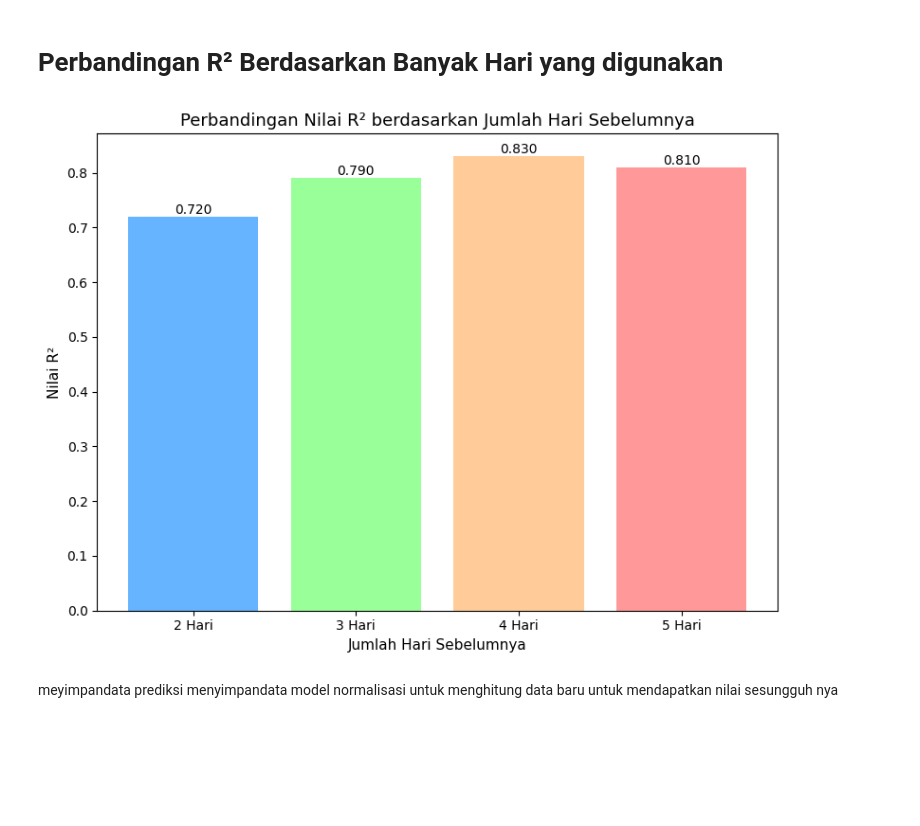
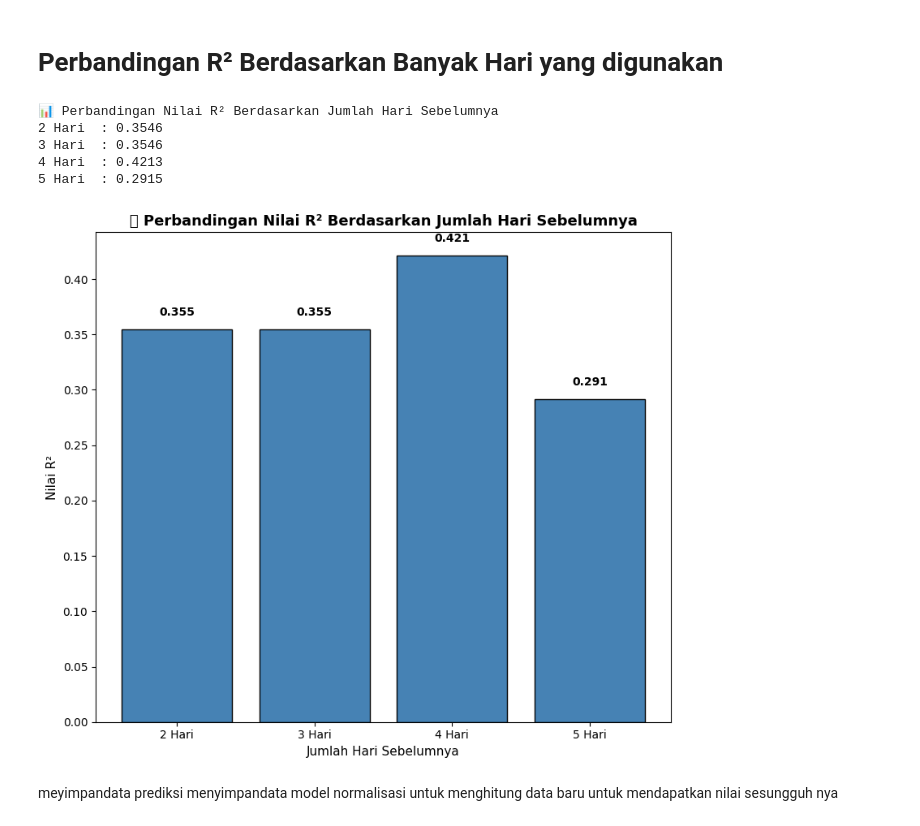
Before and after one commit to JordanHutahaean/PSD, a Jupyter notebook: myfirstbook/_build/jupyter_execute/KNN_Regression Data_(NO2_surabaya).ipynb, the cells around one changed output. Cells and saved outputs as stored; diff of their text form; code cells hidden in the pictures; blank space fills up the shorter version.

```diff
--- a/myfirstbook/_build/jupyter_execute/KNN_Regression Data_(NO2_surabaya).ipynb
+++ b/myfirstbook/_build/jupyter_execute/KNN_Regression Data_(NO2_surabaya).ipynb
@@ -262,40 +262,47 @@ MAPE : 29.088079301599667 %
 # %% [markdown]
 # Perbandingan R² Berdasarkan Banyak Hari yang digunakan
 # %%
+import matplotlib.pyplot as plt
 
+# Data perbandingan R²
+x = ['2 Hari', '3 Hari', '4 Hari', '5 Hari']
+y = [r2, r2, r2_day4, r2_day5]
 
+# --- 1️⃣ Output teks evaluasi seperti format pertama ---
+print("📊 Perbandingan Nilai R² Berdasarkan Jumlah Hari Sebelumnya")
+for day, value in zip(x, y):
+    print(f"{day:<7} : {value:.4f}")
 
-r2_day2 = 0.72
-r2_day3 = 0.79
-r2_day4 = 0.83
-r2_day5 = 0.81
+# --- 2️⃣ Grafik batang ---
+plt.figure(figsize=(8, 7))
+bars = plt.bar(x, y, color='steelblue', edgecolor='black')
 
-# Menyiapkan data untuk visualisasi
-x = ['2 Hari', '3 Hari', '4 Hari', '5 Hari']
-y = [r2_day2, r2_day3, r2_day4, r2_day5]
-
-# Membuat plot batang
-plt.figure(figsize=(8, 6))
-bars = plt.bar(x, y, color=['#66b3ff', '#99ff99', '#ffcc99', '#ff9999'])
-
-# Memberi judul dan label sumbu
-plt.title("Perbandingan Nilai R² berdasarkan Jumlah Hari Sebelumnya", fontsize=13)
+plt.title("📊 Perbandingan Nilai R² Berdasarkan Jumlah Hari Sebelumnya", fontsize=13, weight='bold')
 plt.xlabel("Jumlah Hari Sebelumnya", fontsize=11)
 plt.ylabel("Nilai R²", fontsize=11)
 
-# Menampilkan label nilai di atas batang
+# Tambahkan label nilai R² di atas setiap batang
 for bar in bars:
+    height = bar.get_height()
     plt.text(
-        bar.get_x() + bar.get_width() / 2,
-        bar.get_height(),
-        f'{bar.get_height():.3f}',
-        ha='center', va='bottom', fontsize=10
+        bar.get_x() + bar.get_width()/2,
+        height + 0.01,
+        f"{height:.3f}",
+        ha='center',
+        va='bottom',
+        fontsize=10,
+        fontweight='bold'
     )
 
 plt.tight_layout()
 plt.show()
 # %% [output]
+📊 Perbandingan Nilai R² Berdasarkan Jumlah Hari Sebelumnya
+2 Hari  : 0.3546
+3 Hari  : 0.3546
+4 Hari  : 0.4213
+5 Hari  : 0.2915
-[figure, old version]
+[figure, new version]
 # %% [markdown]
 meyimpandata prediksi
 menyimpandata model normalisasi
```
Also changed, not shown: parts of 1 cell of this notebook, 19 other files.
